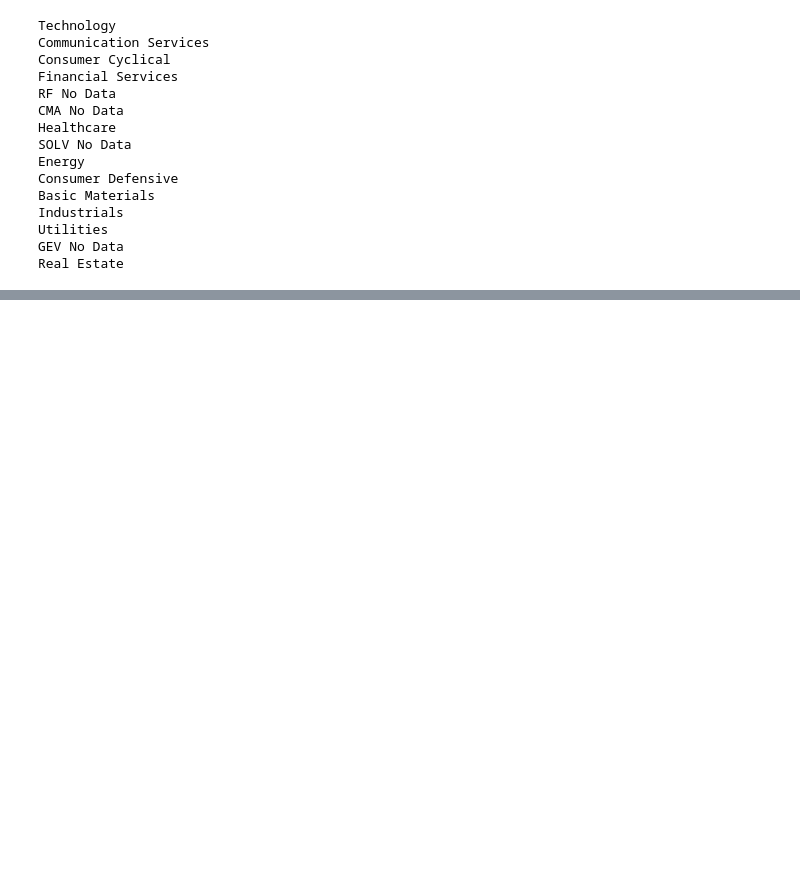
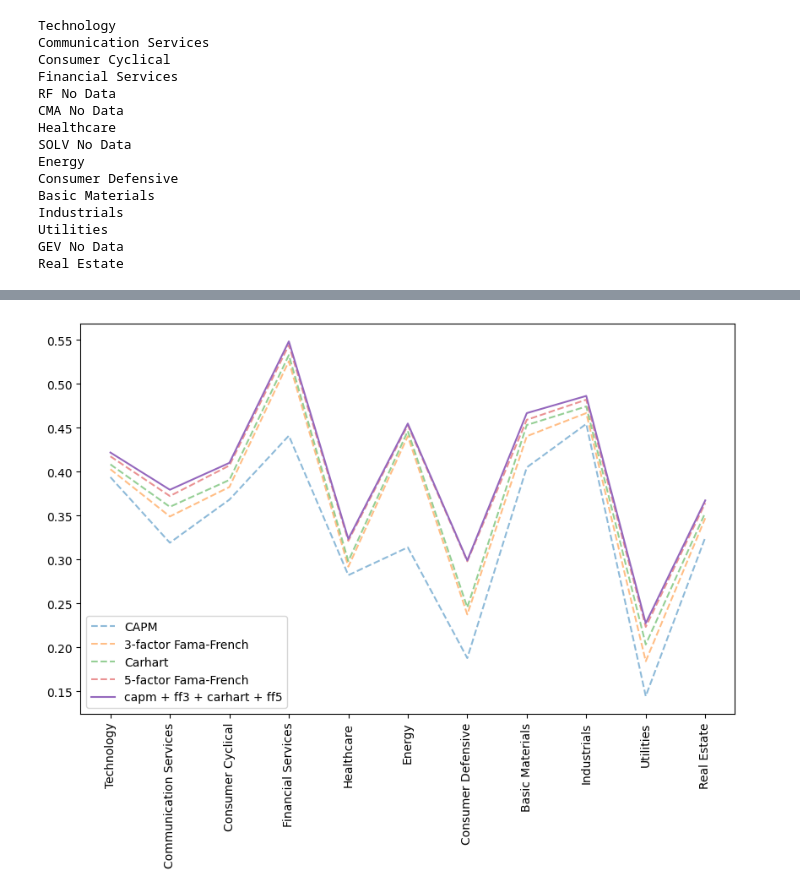
Before and after one commit to NikolaySimakov/Fama-French-models, a Jupyter notebook: main.ipynb, the cells around one changed output, grey strips where cells are left out. Saved outputs shown, nothing was run; the diff lists cells and outputs as text; code cells hidden in the pictures; blank space fills up the shorter version.

```diff
--- a/main.ipynb
+++ b/main.ipynb
@@ -576,0 +633,18 @@ plt.show()
+# %%
+# ticker_best_model_df = ticker_best_model_df.set_index('ticker')
+ticker_best_model_df = ticker_best_model_df.reset_index()
+# %%
+ticker_best_model_df1 = ticker_best_model_df.merge(companies_df.rename(
+    columns={'Symbol': 'ticker'}), on='ticker')
+# %%
+
+sectors_array = list(companies_df['Sector'].unique())
+best_model_plot_df = pd.DataFrame()
+
+best_metrics_by_r2_score_in_sector = ticker_best_model_df1.groupby(
+    'Sector').r2.mean()
+best_metrics_by_mse_score_in_sector = ticker_best_model_df1.groupby(
+    'Sector').mse.mean()
+
+best_model_plot_df['r2'] = best_metrics_by_r2_score_in_sector
+best_model_plot_df['mse'] = best_metrics_by_mse_score_in_sector
@@ -576,0 +667,37 @@ plt.show()
+# %%
+import matplotlib.pyplot as plt
+
+# Установка ширины графика
+# Измените значения (ширина, высота) в соответствии с вашими предпочтениями
+
+df_mean_metrics_proxy = df_mean_metrics.copy()
+df_mean_metrics_proxy['capm + ff3 + carhart + ff5'] = best_model_plot_df['r2']
+
+df_mean_metrics_proxy = df_mean_metrics_proxy.rename(columns={
+    'capm_model_r2_mean': 'CAPM',
+    'ff3_model_r2_mean': '3-factor Fama-French',
+    'ff4_model_r2_mean': 'Carhart',
+    'ff5_model_r2_mean': '5-factor Fama-French'
+})
+
+plt.figure(figsize=(10, 6))
+
+# Построение графиков
+for column_name in ['CAPM', '3-factor Fama-French', 'Carhart', '5-factor Fama-French', 'capm + ff3 + carhart + ff5']:
+    if column_name == 'capm + ff3 + carhart + ff5':
+        df_mean_metrics_proxy[column_name].plot(label=column_name)
+    else:
+        df_mean_metrics_proxy[column_name].plot(
+            label=column_name, linestyle='--', alpha=0.5)
+
+# Добавление легенды
+plt.legend()
+
+# Добавление подписей по оси X
+plt.xticks(range(len(df_mean_metrics_proxy)), df_mean_metrics_proxy.index,
+           rotation=90)  # Вращение подписей для лучшей читаемости
+
+# Отображение графика
+plt.show()
+# %% [output]
+[figure, added]
```
Also changed, not shown: parts of 8 cells of this notebook.
